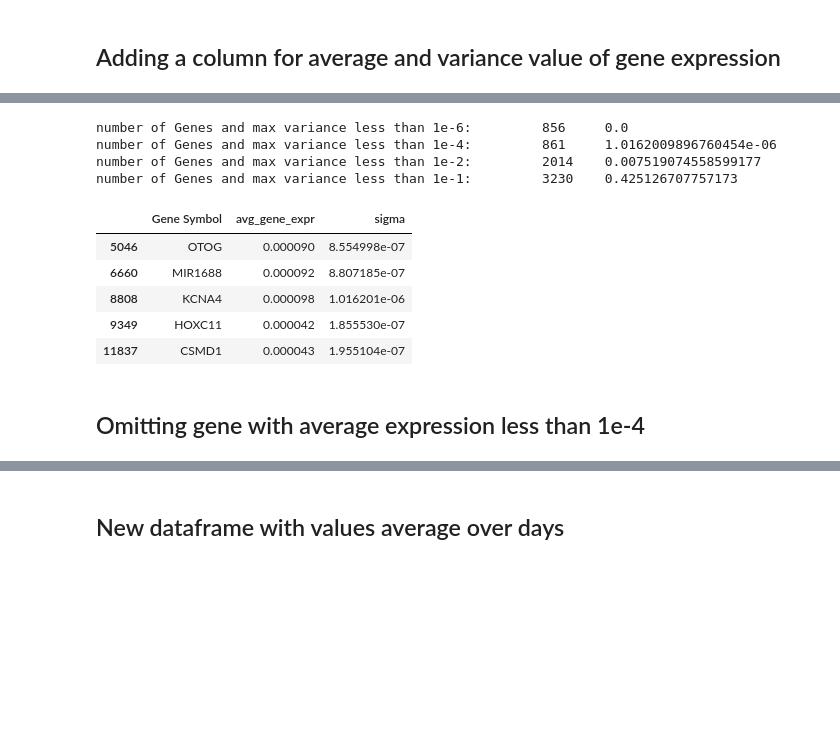
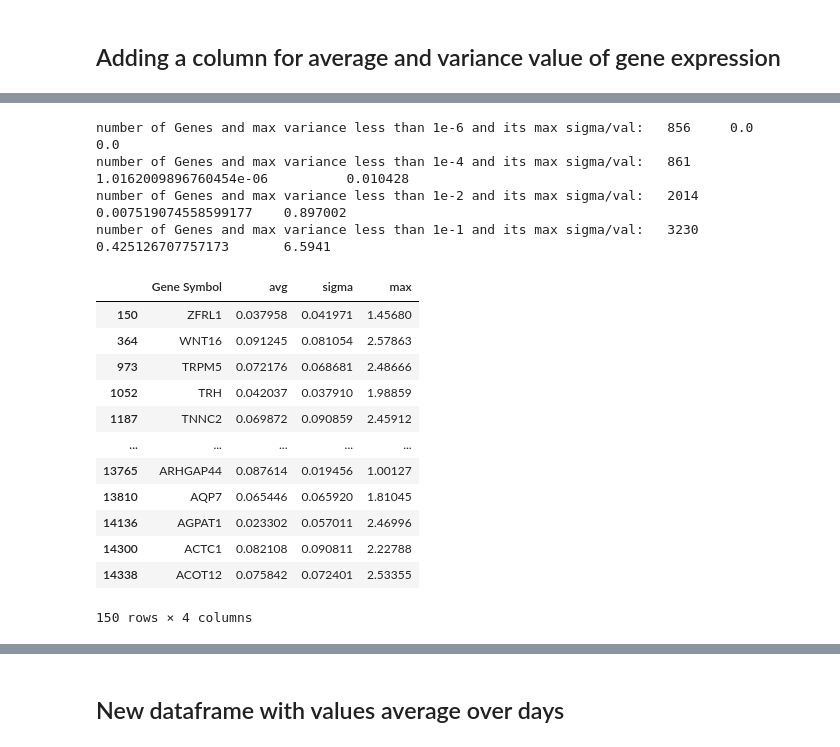
Before and after one commit to NSF-DARSE/YolktoFeed, a Jupyter notebook: JupyterNotebook/liverHEDI.ipynb, the cells around one changed output, grey strips where cells are left out. Cells and saved outputs as stored; diff of their text form; code cells hidden in the pictures; blank space fills up the shorter version.

```diff
--- a/JupyterNotebook/liverHEDI.ipynb
+++ b/JupyterNotebook/liverHEDI.ipynb
@@ -11,5 +14,5 @@ Mounted at /content/drive/
 # %%
-path = "/content/drive/Shareddrives/SCIPE-DARSE/Research Software Engineers (RSE)/Abhin/Projects/Carl Schmidt"
+path = "/content/drive/Shareddrives/NSF-SCIPE-DARSE/Research Software Engineers (RSE)/Abhin/Projects/Carl Schmidt"
 sys.path.append(path)
 # %%
 df_base = pd.read_csv(path+"/Liver_HEIDI_complete_ensembl_symbol.csv")
@@ -24,9 +38,9 @@ gene_list_last_index = (df_base["Gene Symbol"] == "-").idxmax()
 ## Trucating till the valid gene name
 # %%
 #truncating till that row
-df = df_base.iloc[:gene_list_last_index]
-df = df.drop(columns=["Ensembl Gene ID"])
-df
+df_trunk = df_base.iloc[:gene_list_last_index]
+df_trunk = df_trunk.drop(columns=["Ensembl Gene ID"])
+df_trunk
 # %% [output]
 |  | Gene Symbol | 1650_summed_TPM_4 | 1651_summed_TPM_4 | 1653_summed_TPM_4 | 1654_summed_TPM_4 | ... |
 | 0 | ZZZ3 | 2.148670 | 4.204060 | 3.609380 | 6.677230 | ... |
@@ -50,5 +59,6 @@ Checks to the implemented
 ## Adding a column for average and variance value of gene expression
 # %%
 # Adding a column for average gene expression across all days and all chikens for prelim analysis
-df.insert(1, "avg_gene_expr", df.iloc[:, 1:].sum(axis=1)/(df.shape[1]-1))
-df.insert(2, "sigma", df.iloc[:,1:].var(axis=1))
+df_trunk.insert(1, "avg", df_trunk.iloc[:, 1:].sum(axis=1)/(df_trunk.shape[1]-1))
+df_trunk.insert(2, "sigma", df_trunk.iloc[:,1:].var(axis=1))
+df_trunk.insert(3, "max", df_trunk.iloc[:,1:].max(axis=1))
@@ -55,2 +83,2 @@ df.insert(2, "sigma", df.iloc[:,1:].var(axis=1))
 # %%
-df
+df = df_trunk
@@ -71,24 +85,32 @@ df
 # %%
 #Basic stats on average gene expression levels with their corresponding sigma
-print("number of Genes and max variance less than 1e-6:\t", df.loc[df.iloc[:,1] < 1e-6, df.columns[0:2]].shape[0], "\t",  df.loc[df.iloc[:,1] < 1e-6, df.columns[2]].max())
-print("number of Genes and max variance less than 1e-4:\t", df.loc[df.iloc[:,1] < 1e-4, df.columns[0:2]].shape[0], "\t",  df.loc[df.iloc[:,1] < 1e-4, df.columns[2]].max())
-print("number of Genes and max variance less than 1e-2:\t", df.loc[df.iloc[:,1] < 1e-2, df.columns[0:2]].shape[0], "\t",  df.loc[df.iloc[:,1] < 1e-2, df.columns[2]].max())
-print("number of Genes and max variance less than 1e-1:\t", df.loc[df.iloc[:,1] < 1e-1, df.columns[0:2]].shape[0], "\t",  df.loc[df.iloc[:,1] < 1e-1, df.columns[2]].max())
+#column 1 is avg, 2 is sigma, 3 is max
+print("number of Genes and max variance less than 1e-6 and its max sigma/val:\t", df.loc[df.iloc[:,1] < 1e-6, df.columns[0:2]].shape[0], "\t",  df.loc[df.iloc[:,1] < 1e-6, df.columns[2]].max(), "\t", df.loc[df.iloc[:,1] < 1e-6, df.columns[3]].max())
+print("number of Genes and max variance less than 1e-4 and its max sigma/val:\t", df.loc[df.iloc[:,1] < 1e-4, df.columns[0:2]].shape[0], "\t",  df.loc[df.iloc[:,1] < 1e-4, df.columns[2]].max(), "\t", df.loc[df.iloc[:,1] < 1e-4, df.columns[3]].max())
+print("number of Genes and max variance less than 1e-2 and its max sigma/val:\t", df.loc[df.iloc[:,1] < 1e-2, df.columns[0:2]].shape[0], "\t",  df.loc[df.iloc[:,1] < 1e-2, df.columns[2]].max(), "\t", df.loc[df.iloc[:,1] < 1e-2, df.columns[3]].max())
+print("number of Genes and max variance less than 1e-1 and its max sigma/val:\t", df.loc[df.iloc[:,1] < 1e-1, df.columns[0:2]].shape[0], "\t",  df.loc[df.iloc[:,1] < 1e-1, df.columns[2]].max(), "\t", df.loc[df.iloc[:,1] < 1e-1, df.columns[3]].max())
 # %% [output]
-number of Genes and max variance less than 1e-6:         856     0.0
-number of Genes and max variance less than 1e-4:         861     1.0162009896760454e-06
-number of Genes and max variance less than 1e-2:         2014    0.007519074558599177
-number of Genes and max variance less than 1e-1:         3230    0.425126707757173
+number of Genes and max variance less than 1e-6 and its max sigma/val:   856     0.0     0.0
+number of Genes and max variance less than 1e-4 and its max sigma/val:   861     1.0162009896760454e-06          0.010428
+number of Genes and max variance less than 1e-2 and its max sigma/val:   2014    0.007519074558599177    0.897002
+number of Genes and max variance less than 1e-1 and its max sigma/val:   3230    0.425126707757173       6.5941
 # %%
+df.loc[(df.loc[:,'avg'] < 1e-1) & (df.loc[:,'max'] > 1), df.columns[:4]]
+#df.loc[df.iloc[:,1] < 1e-2, df.columns[0:2]]
 # Printing some Values in between 1e-6 and 1e-4
-df.loc[(df.iloc[:,1] > 1e-6) & (df.iloc[:,1] < 1e-4), df.columns[0:3]]
+#df.loc[(df.iloc[:,1] > 1e-6) & (df.iloc[:,1] < 1e-4), df.columns[0:3]]
 #df.iloc[353,0:2]
 # %% [output]
-|  | Gene Symbol | avg_gene_expr | sigma |
-| 5046 | OTOG | 0.000090 | 8.554998e-07 |
-| 6660 | MIR1688 | 0.000092 | 8.807185e-07 |
-| 8808 | KCNA4 | 0.000098 | 1.016201e-06 |
-| 9349 | HOXC11 | 0.000042 | 1.855530e-07 |
-| 11837 | CSMD1 | 0.000043 | 1.955104e-07 |
+|  | Gene Symbol | avg | sigma | max |
+| 150 | ZFRL1 | 0.037958 | 0.041971 | 1.45680 |
+| 364 | WNT16 | 0.091245 | 0.081054 | 2.57863 |
+| 973 | TRPM5 | 0.072176 | 0.068681 | 2.48666 |
+| 1052 | TRH | 0.042037 | 0.037910 | 1.98859 |
+| 1187 | TNNC2 | 0.069872 | 0.090859 | 2.45912 |
+| ... | ... | ... | ... | ... |
+| 13765 | ARHGAP44 | 0.087614 | 0.019456 | 1.00127 |
+| 13810 | AQP7 | 0.065446 | 0.065920 | 1.81045 |
+| 14136 | AGPAT1 | 0.023302 | 0.057011 | 2.46996 |
+| 14300 | ACTC1 | 0.082108 | 0.090811 | 2.22788 |
+| 14338 | ACOT12 | 0.075842 | 0.072401 | 2.53355 |
+150 rows × 4 columns
-# %% [markdown]
-## Omitting gene with average expression less than 1e-4
```
Also changed, not shown: parts of 30 cells of this notebook.
